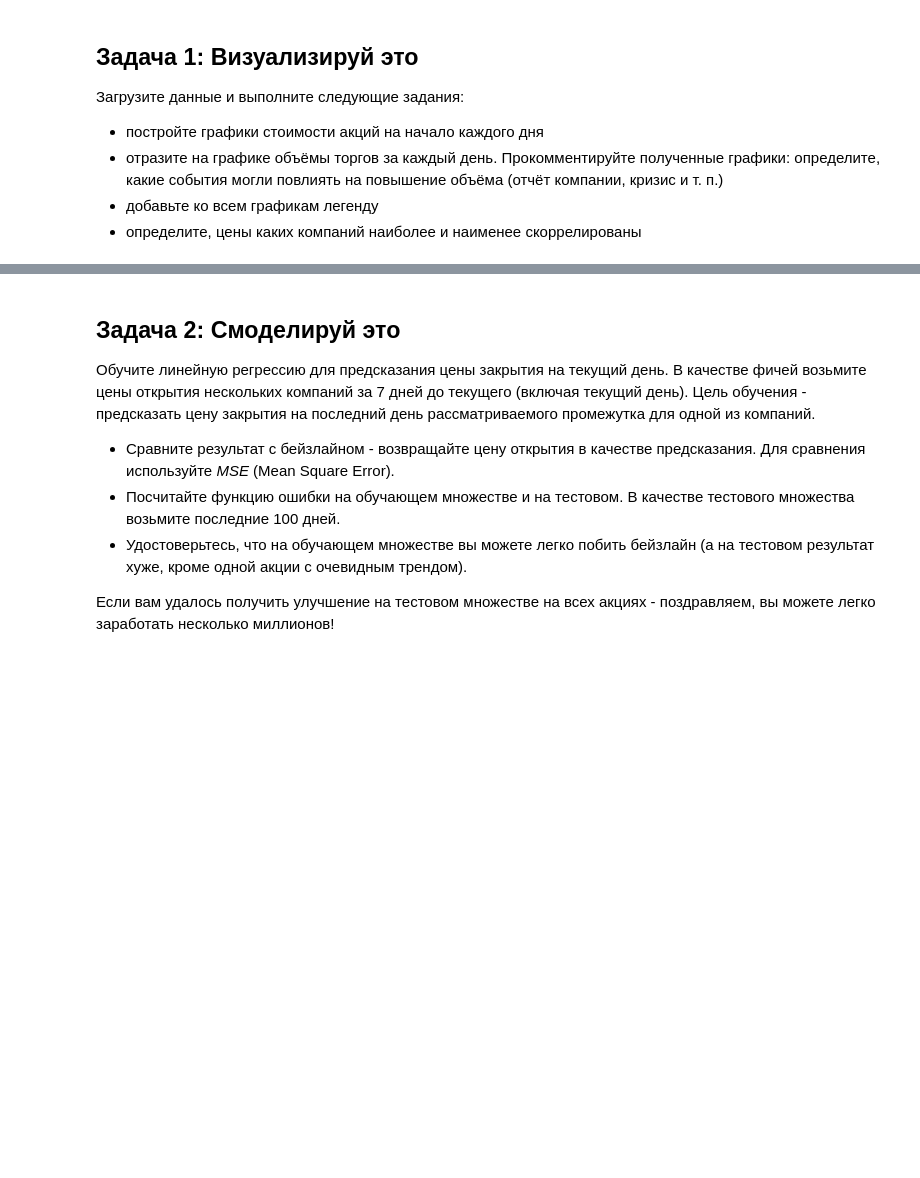
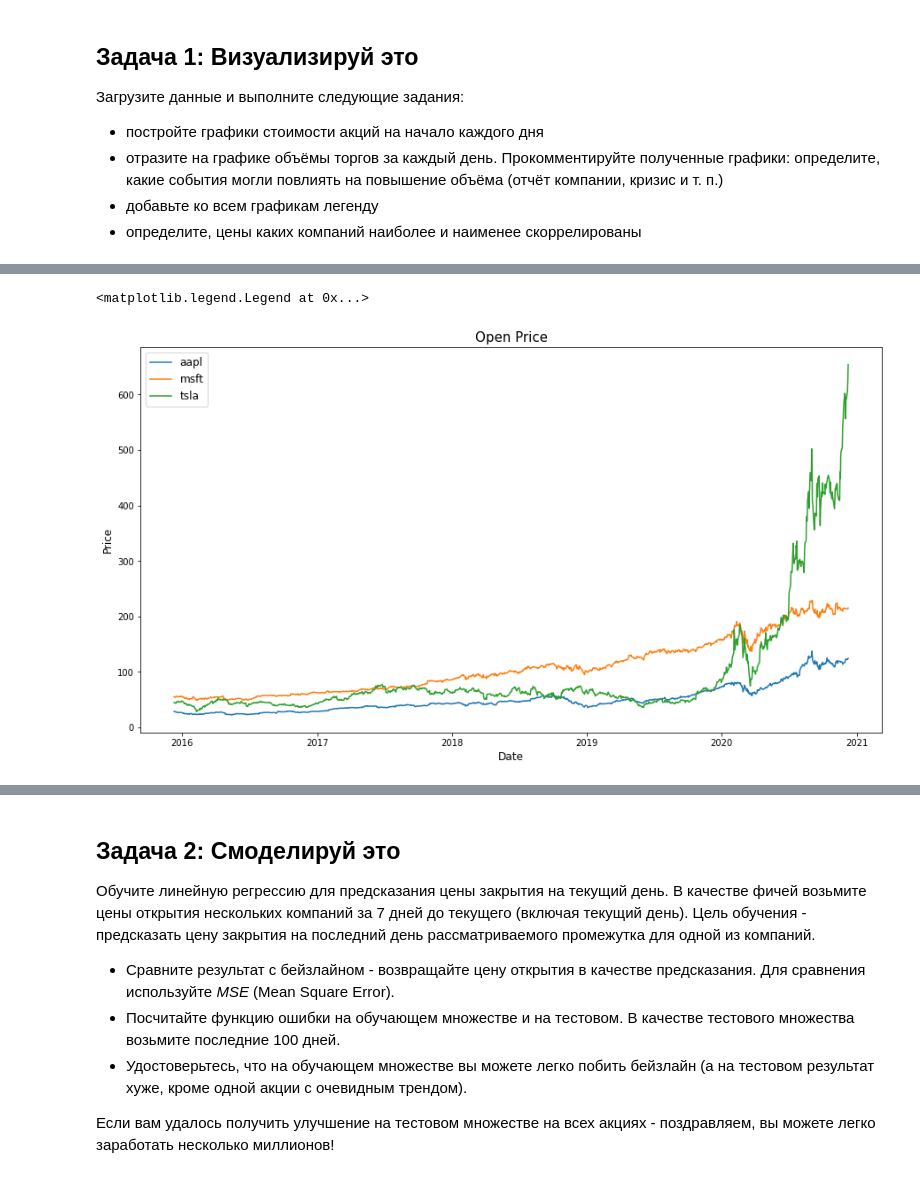
Before and after one commit to tmshv/master, a Jupyter notebook: 01_ml/20201212-team13-linreg.ipynb, the cells around one changed output, grey strips where cells are left out. Drawn from its saved outputs; the diff is of its cells as text; code cells hidden in the pictures; blank space fills up the shorter version.

```diff
--- a/01_ml/20201212-team13-linreg.ipynb
+++ b/01_ml/20201212-team13-linreg.ipynb
@@ -99,3 +90,15 @@ plt.legend(fontsize=12)
+# %%
+plt.figure(figsize=(15, 8))
+plt.plot(aapl['Date'], aapl['Open'], label='aapl')
+plt.plot(msft['Date'], msft['Open'], label='msft')
+plt.plot(tsla['Date'], tsla['Open'], label='tsla')
+plt.title('Open Price', fontsize=15)
+plt.xlabel('Date', fontsize=12)
+plt.ylabel('Price', fontsize=12)
+plt.legend(fontsize=12)
+# %% [output]
+<matplotlib.legend.Legend at 0x...>
+[figure, added]
 # %%
 plt.figure(figsize=(15, 8))
 plt.bar(aapl['Date'], aapl['Volume'], label='aapl')
```
Also changed, not shown: parts of 31 cells of this notebook.
